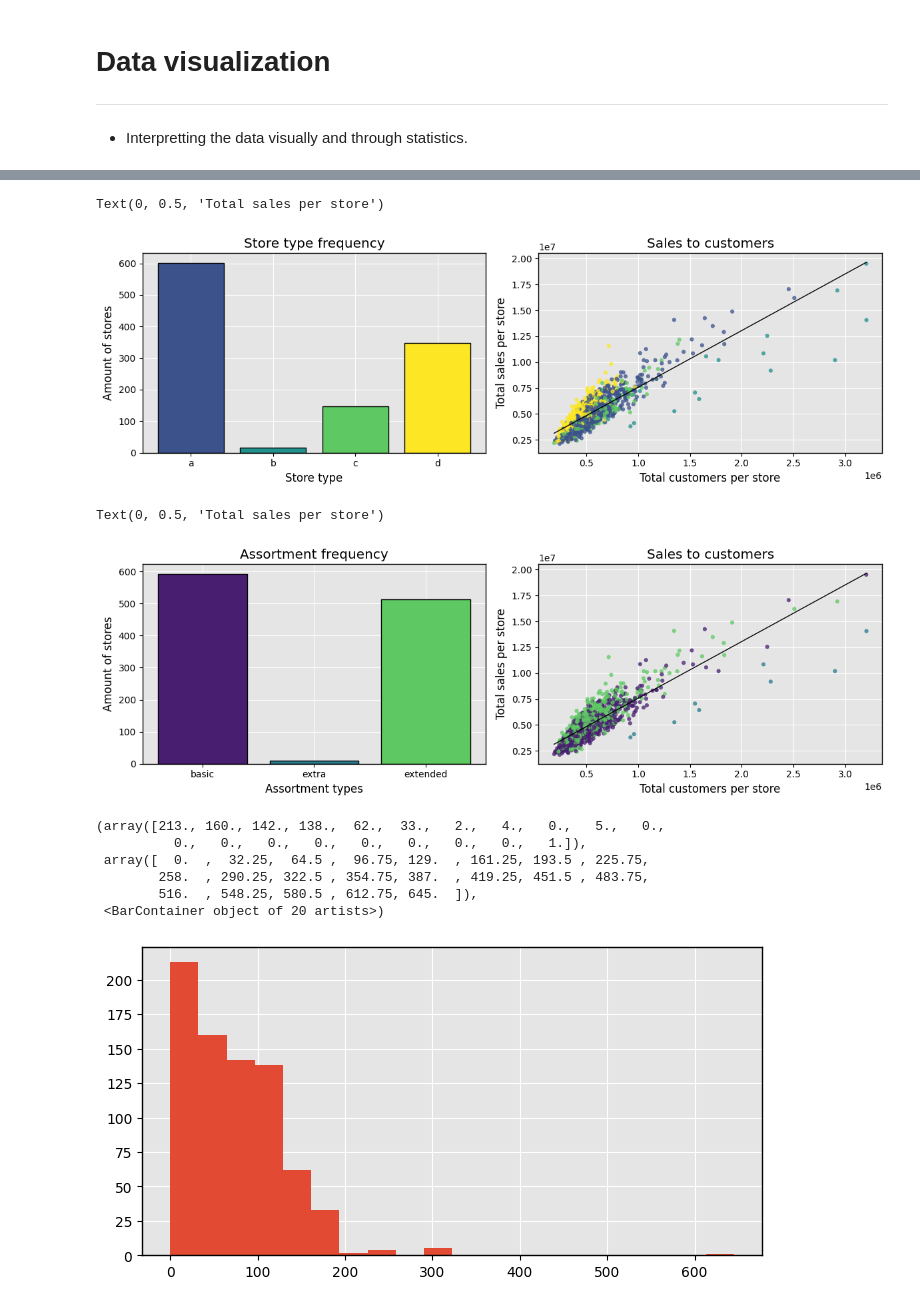
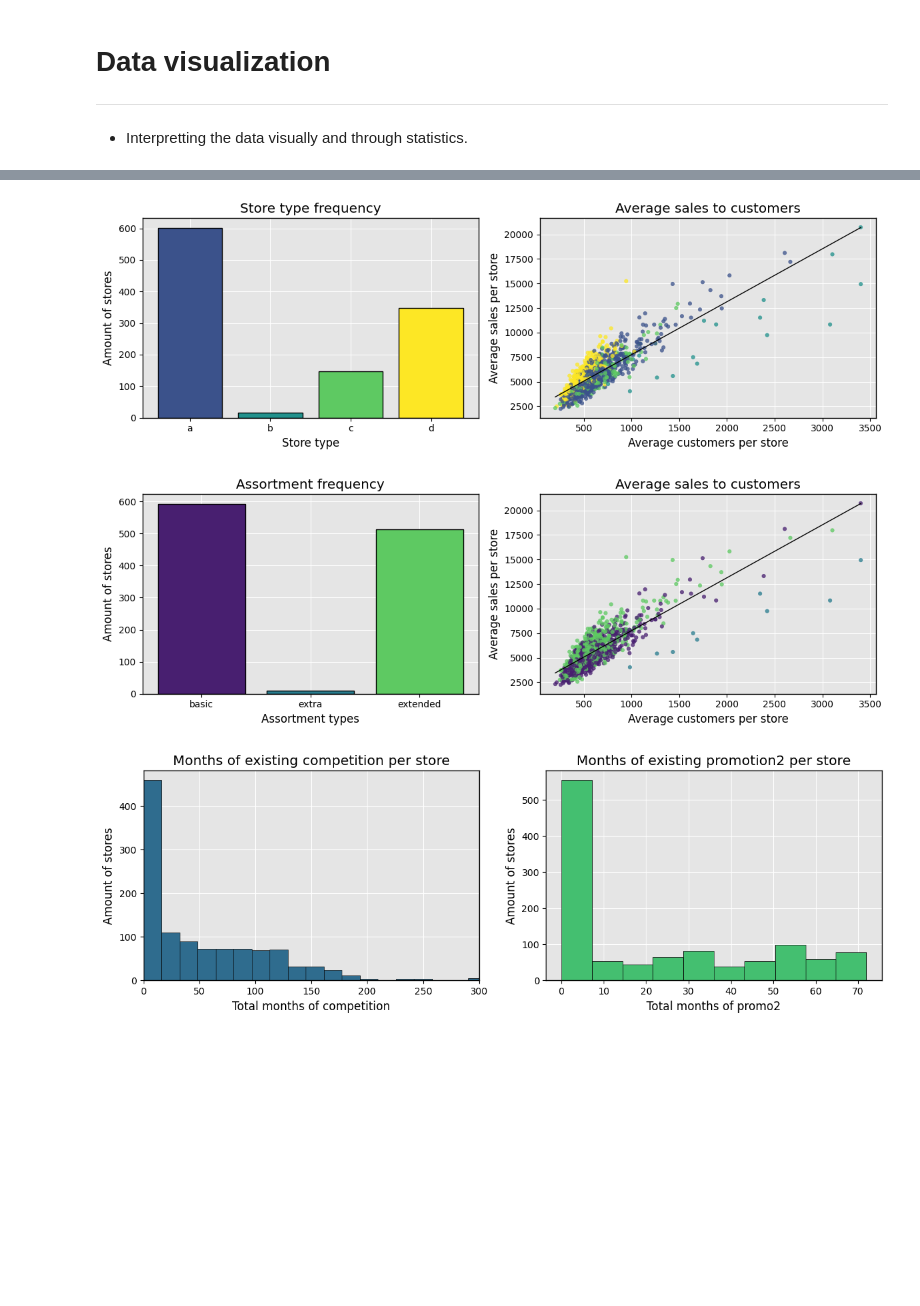
Before and after one commit to filipsajtlava/M9DM2-project, a Jupyter notebook: data_visualization.ipynb, the cells around one changed output, grey strips where cells are left out. Cells and saved outputs as stored; diff of their text form; code cells hidden in the pictures; blank space fills up the shorter version.

```diff
--- a/data_visualization.ipynb
+++ b/data_visualization.ipynb
@@ -83,7 +206,7 @@ ax.legend()
 # %%
 total_sales_to_customers = train_data.groupby("Store").agg({
-    "Sales": "sum",
-    "Customers": "sum",
+    "Sales": "mean",
+    "Customers": "mean",
     "StoreType": "first"
 })
 
@@ -100,22 +223,24 @@ lin_mod = linregress(total_sales_to_customers["Customers"], total_sales_to_custo
 x_for_model = np.linspace(min(total_sales_to_customers["Customers"]), max(total_sales_to_customers["Customers"]), num=1000)
 
 fig, (ax1, ax2) = plt.subplots(1, 2, layout="tight", figsize=(12, 4))
+
 ax1.bar(store_type_totals.StoreType, store_type_totals.Count, color=store_type_totals.Colors, edgecolor="black", linewidth=1)
 ax1.set_title("Store type frequency")
 ax1.set_xlabel("Store type")
 ax1.set_ylabel("Amount of stores")
 ax2.scatter(total_sales_to_customers.Customers, total_sales_to_customers.Sales, c=total_sales_to_customers.Colors, s=15, alpha=0.75)
 ax2.plot(x_for_model, lin_mod.intercept + x_for_model * lin_mod.slope, c="black", linewidth=1)
-ax2.set_title("Sales to customers")
-ax2.set_xlabel("Total customers per store")
-ax2.set_ylabel("Total sales per store")
+ax2.set_title("Average sales to customers")
+ax2.set_xlabel("Average customers per store")
+ax2.set_ylabel("Average sales per store")
+
+plt.show()
 # %% [output]
-Text(0, 0.5, 'Total sales per store')
-[figure, old version]
+[figure, new version]
 # %%
 total_sales_to_customers = train_data.groupby("Store").agg({
-    "Sales": "sum",
-    "Customers": "sum",
+    "Sales": "mean",
+    "Customers": "mean",
     "Assortment": "first"
 })
 
@@ -134,25 +259,34 @@ ax1.set_ylabel("Amount of stores")
 ax1.set_xticklabels(["basic", "extra", "extended"])
 ax2.scatter(total_sales_to_customers.Customers, total_sales_to_customers.Sales, c=total_sales_to_customers.Colors, s=15, alpha=0.75)
 ax2.plot(x_for_model, lin_mod.intercept + x_for_model * lin_mod.slope, c="black", linewidth=1)
-ax2.set_title("Sales to customers")
-ax2.set_xlabel("Total customers per store")
-ax2.set_ylabel("Total sales per store")
+ax2.set_title("Average sales to customers")
+ax2.set_xlabel("Average customers per store")
+ax2.set_ylabel("Average sales per store")
+
+plt.show()
 # %% [output]
-Text(0, 0.5, 'Total sales per store')
-[figure, old version]
+[figure, new version]
 # %%
-competition = train_data.loc[train_data.Competition == 1].groupby("Store").agg({
+competition_months = train_data.groupby("Store").agg({
     "CompetitionMonthsTotal": "first"
 })
 
-fig, ax = plt.subplots(figsize=(8,4))
+promo2_months = train_data.groupby("Store").agg({
+    "Promo2MonthsTotal": "first"
+})
 
-ax.hist(competition, bins=20)
+fig, (ax1, ax2) = plt.subplots(1, 2, figsize=(14, 4))
+
+ax1.hist(competition_months, bins=40, color=vir_col(0.35), edgecolor="black")
+ax1.set_title("Months of existing competition per store")
+ax1.set_xlabel("Total months of competition")
+ax1.set_ylabel("Amount of stores")
+ax1.set_xbound(0, 300)
+ax2.hist(promo2_months, color=vir_col(0.7), edgecolor="black")
+ax2.set_title("Months of existing promotion2 per store")
+ax2.set_xlabel("Total months of promo2")
+ax2.set_ylabel("Amount of stores")
+
+plt.show()
 # %% [output]
-(array([213., 160., 142., 138.,  62.,  33.,   2.,   4.,   0.,   5.,   0.,
-          0.,   0.,   0.,   0.,   0.,   0.,   0.,   0.,   1.]),
- array([  0.  ,  32.25,  64.5 ,  96.75, 129.  , 161.25, 193.5 , 225.75,
-        258.  , 290.25, 322.5 , 354.75, 387.  , 419.25, 451.5 , 483.75,
-        516.  , 548.25, 580.5 , 612.75, 645.  ]),
- <BarContainer object of 20 artists>)
-[figure, old version]
+[figure, new version]
```
Also changed, not shown: parts of 17 cells of this notebook, 2 other files.
